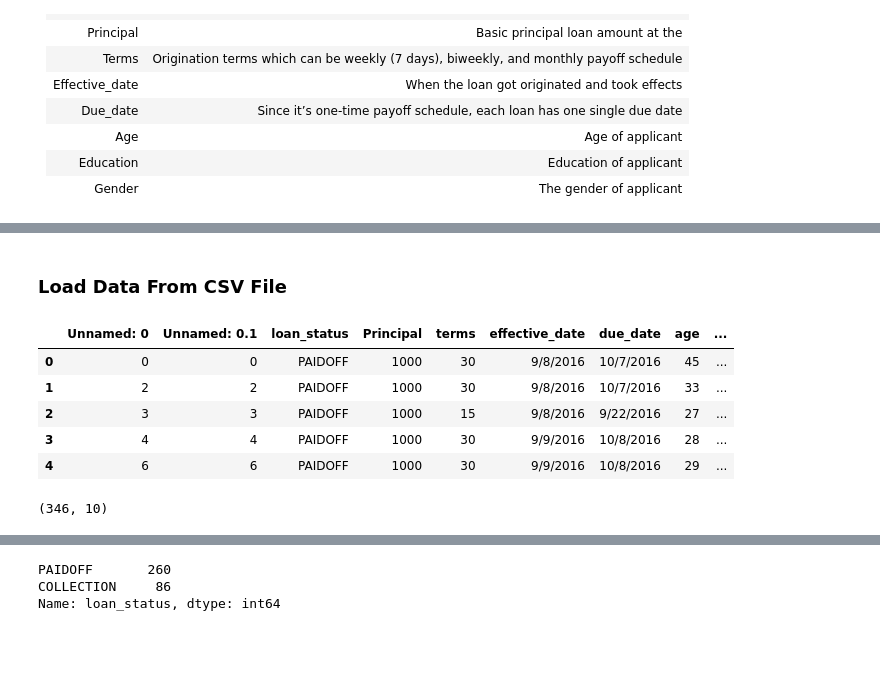
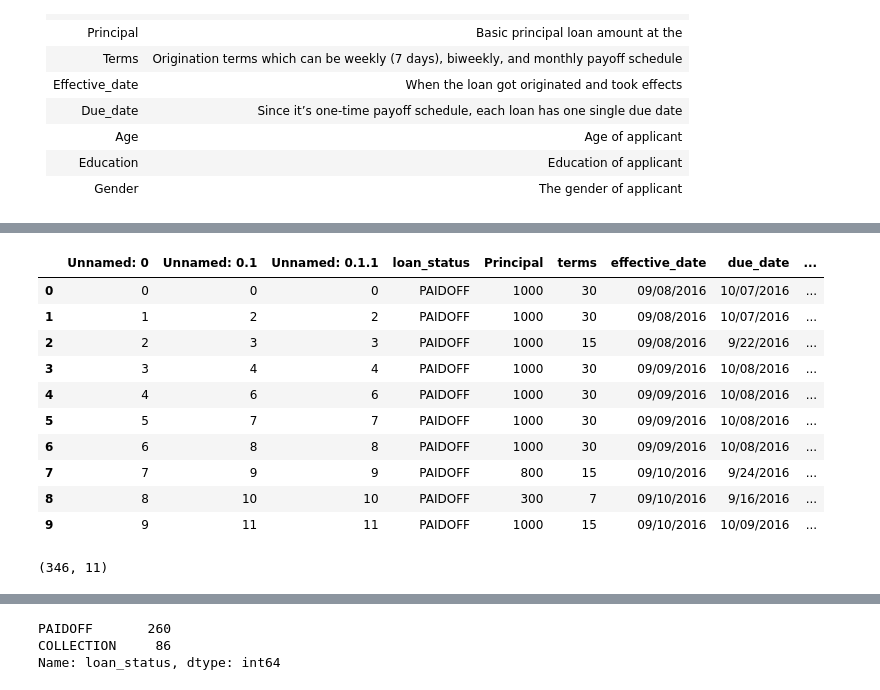
Before and after one commit to wnsibanda/Coursera_Machine_Learning_Python, a Jupyter notebook: TheBestClassifier.ipynb, the cells around one changed output, grey strips where cells are left out. Drawn from its saved outputs; the diff is of its cells as text; code cells hidden in the pictures; blank space fills up the shorter version.

```diff
--- a/TheBestClassifier.ipynb
+++ b/TheBestClassifier.ipynb
@@ -51,16 +68,19 @@ Saving to: ‘loan_train.csv’
-# %% [markdown]
-### Load Data From CSV File
 # %%
-df = pd.read_csv('loan_train.csv')
-df.head()
+df = pd.read_csv('loan_train.csv', delimiter = ',')
+df.head(10)
 # %% [output]
-|  | Unnamed: 0 | Unnamed: 0.1 | loan_status | Principal | terms | effective_date | due_date | age | ... |
-| 0 | 0 | 0 | PAIDOFF | 1000 | 30 | 9/8/2016 | 10/7/2016 | 45 | ... |
-| 1 | 2 | 2 | PAIDOFF | 1000 | 30 | 9/8/2016 | 10/7/2016 | 33 | ... |
-| 2 | 3 | 3 | PAIDOFF | 1000 | 15 | 9/8/2016 | 9/22/2016 | 27 | ... |
-| 3 | 4 | 4 | PAIDOFF | 1000 | 30 | 9/9/2016 | 10/8/2016 | 28 | ... |
-| 4 | 6 | 6 | PAIDOFF | 1000 | 30 | 9/9/2016 | 10/8/2016 | 29 | ... |
+|  | Unnamed: 0 | Unnamed: 0.1 | Unnamed: 0.1.1 | loan_status | Principal | terms | effective_date | due_date | ... |
+| 0 | 0 | 0 | 0 | PAIDOFF | 1000 | 30 | 09/08/2016 | 10/07/2016 | ... |
+| 1 | 1 | 2 | 2 | PAIDOFF | 1000 | 30 | 09/08/2016 | 10/07/2016 | ... |
+| 2 | 2 | 3 | 3 | PAIDOFF | 1000 | 15 | 09/08/2016 | 9/22/2016 | ... |
+| 3 | 3 | 4 | 4 | PAIDOFF | 1000 | 30 | 09/09/2016 | 10/08/2016 | ... |
+| 4 | 4 | 6 | 6 | PAIDOFF | 1000 | 30 | 09/09/2016 | 10/08/2016 | ... |
+| 5 | 5 | 7 | 7 | PAIDOFF | 1000 | 30 | 09/09/2016 | 10/08/2016 | ... |
+| 6 | 6 | 8 | 8 | PAIDOFF | 1000 | 30 | 09/09/2016 | 10/08/2016 | ... |
+| 7 | 7 | 9 | 9 | PAIDOFF | 800 | 15 | 09/10/2016 | 9/24/2016 | ... |
+| 8 | 8 | 10 | 10 | PAIDOFF | 300 | 7 | 09/10/2016 | 9/16/2016 | ... |
+| 9 | 9 | 11 | 11 | PAIDOFF | 1000 | 15 | 09/10/2016 | 10/09/2016 | ... |
 # %%
 df.shape
 # %% [output]
-(346, 10)
+(346, 11)
```
Also changed, not shown: parts of 76 cells of this notebook.
